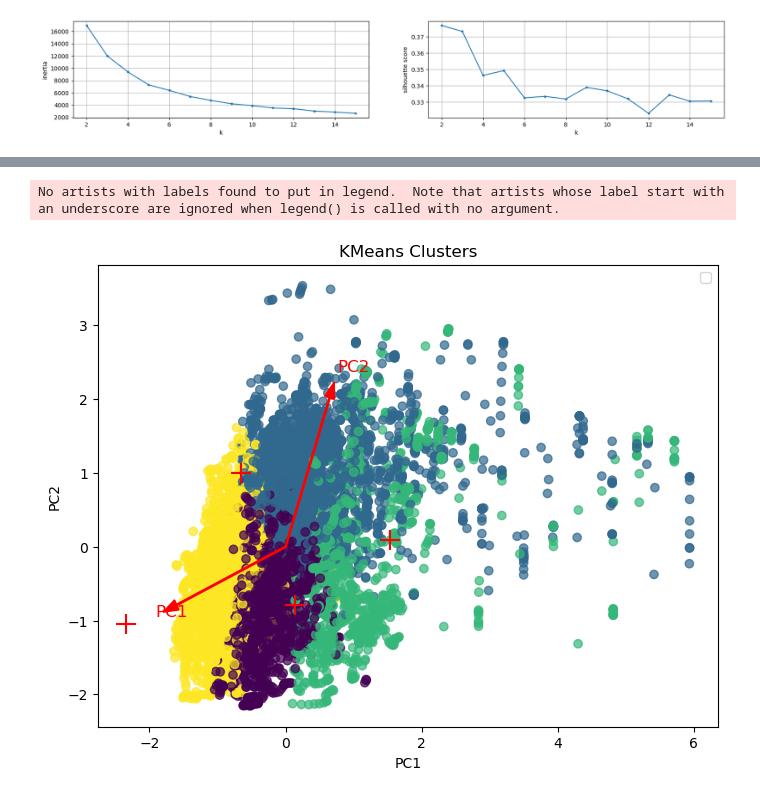
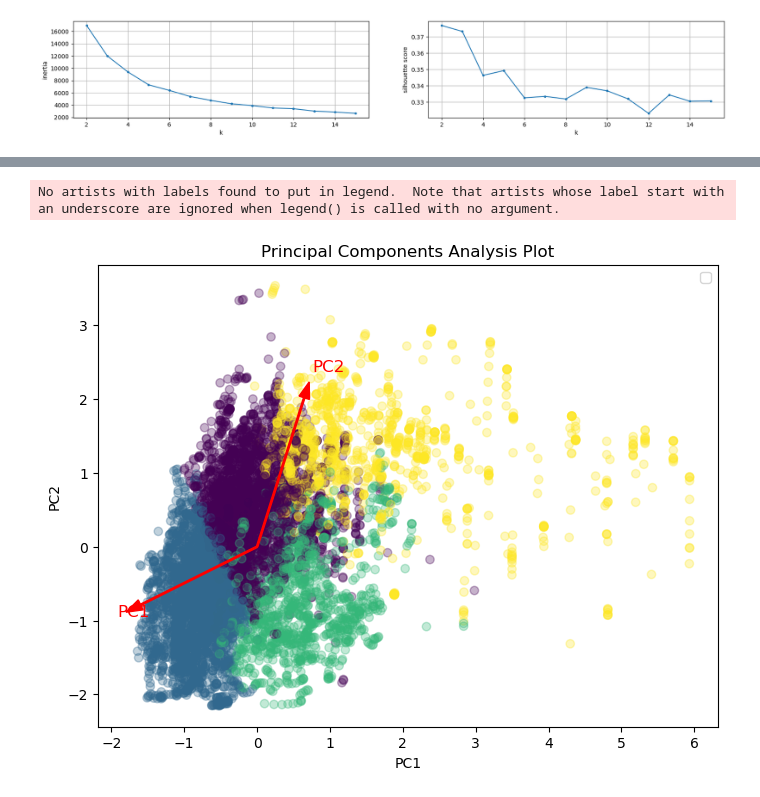
Before and after one commit to javierMoG/PopocatepetlVolcano, a Jupyter notebook: src/dim_reduction.ipynb, the cells around one changed output, grey strips where cells are left out. Cells and saved outputs as stored; diff of their text form; code cells hidden in the pictures.

```diff
--- a/src/dim_reduction.ipynb
+++ b/src/dim_reduction.ipynb
@@ -204,20 +266,20 @@ km_model = KMeans(n_clusters=4).fit(Z)
 # %%
 labels = km_model.labels_
-centroids = km_model.cluster_centers_
+#centroids = km_model.cluster_centers_
 plt.figure(figsize=(8, 6))
-scatter = plt.scatter(X[:, 0], X[:, 1], c=labels, cmap='viridis', alpha=0.7)
-plt.scatter(centroids[:, 0], centroids[:, 1], c='red', s=200, marker='+')
+scatter = plt.scatter(X[:, 0], X[:, 1], c=labels, cmap='viridis', alpha=0.3)
+#plt.scatter(centroids[:, 0], centroids[:, 1], c='red', s=200, marker='+')
 # Plot principal component axes
 origin = np.mean(X[:, :2], axis=0)
 for i, (vec, var) in enumerate(zip(pca.components_[:2], pca.explained_variance_ratio_[:2])):
     plt.arrow(origin[0], origin[1], vec[0]*3, vec[1]*3, color='red', width=0.02, head_width=0.15, length_includes_head=True)
     plt.text(origin[0] + vec[0]*3.2, origin[1] + vec[1]*3.2, f'PC{i+1}', color='red', fontsize=12)
-plt.title('KMeans Clusters')
+plt.title('Principal Components Analysis Plot')
 plt.xlabel('PC1')
 plt.ylabel('PC2')
 plt.legend()
 plt.show()
 # %% [output]
 No artists with labels found to put in legend.  Note that artists whose label start with an underscore are ignored when legend() is called with no argument.
-[figure, old version]
+[figure, new version]
 # %%
```
Also changed, not shown: parts of 14 cells of this notebook.
